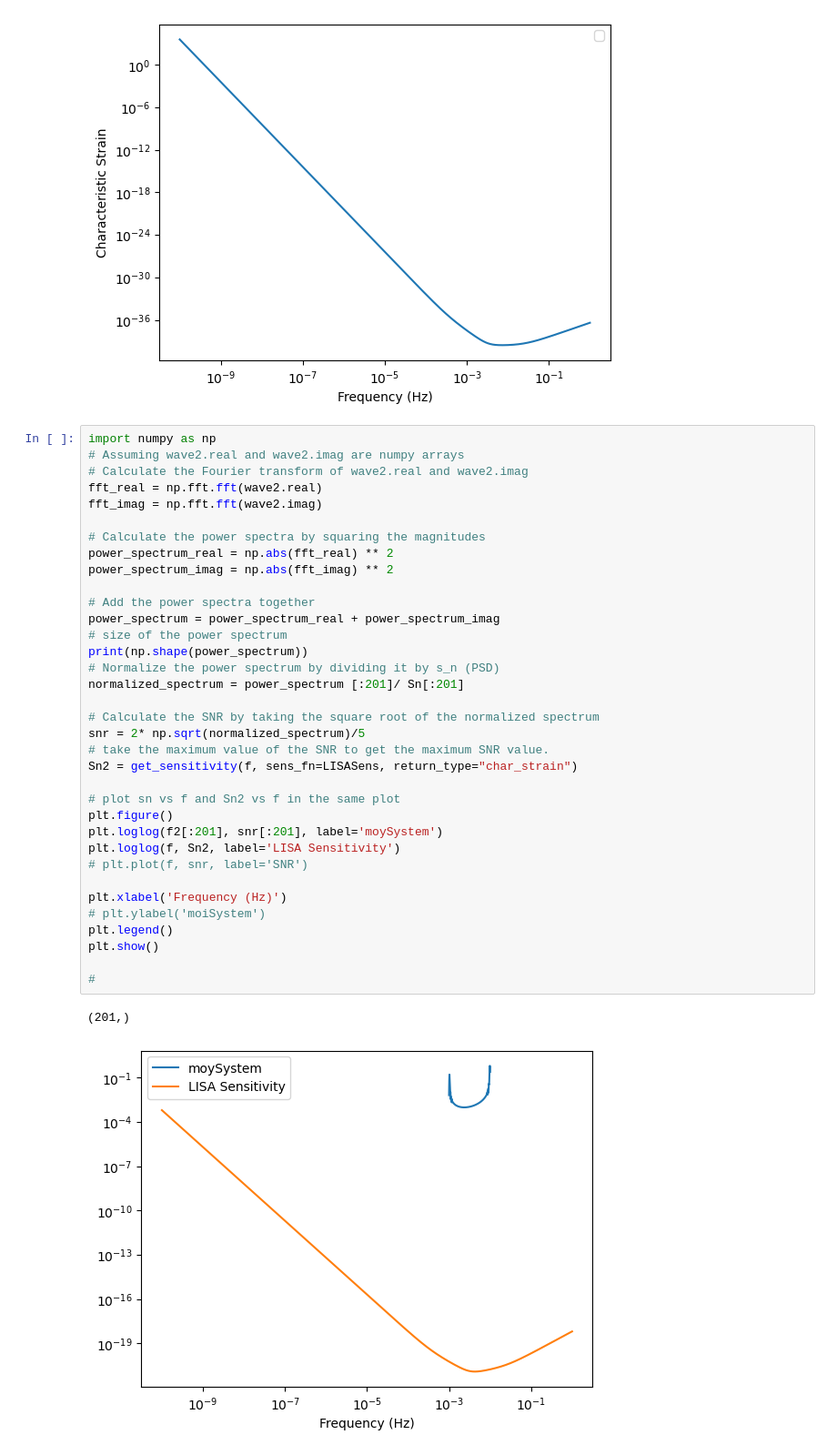
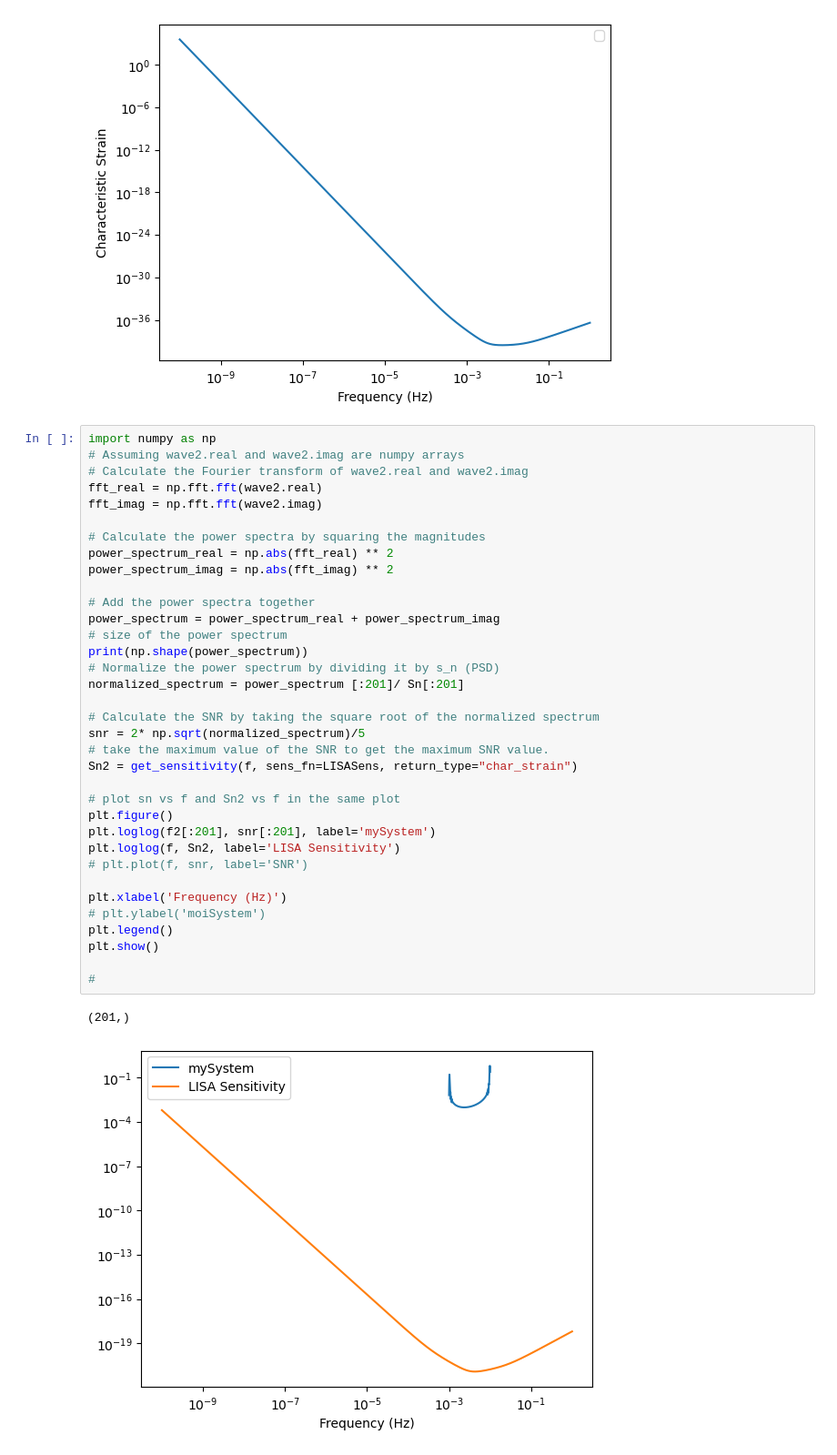
Before and after one commit to smmasruk/M1_Intership, a Jupyter notebook: From_eric/test_notebook1-checkpoint-checkpoint.ipynb, the cells around one changed output. Shown: that part at 91% size. Saved outputs shown, nothing was run; the diff lists cells and outputs as text.

```diff
--- a/From_eric/test_notebook1-checkpoint-checkpoint.ipynb
+++ b/From_eric/test_notebook1-checkpoint-checkpoint.ipynb
@@ -361,35 +361,35 @@ fft_imag = np.fft.fft(wave2.imag)
 
 # Calculate the power spectra by squaring the magnitudes
 power_spectrum_real = np.abs(fft_real) ** 2
 power_spectrum_imag = np.abs(fft_imag) ** 2
 
 # Add the power spectra together
 power_spectrum = power_spectrum_real + power_spectrum_imag
 # size of the power spectrum
 print(np.shape(power_spectrum))
 # Normalize the power spectrum by dividing it by s_n (PSD)
 normalized_spectrum = power_spectrum [:201]/ Sn[:201]
 
 # Calculate the SNR by taking the square root of the normalized spectrum
 snr = 2* np.sqrt(normalized_spectrum)/5
 # take the maximum value of the SNR to get the maximum SNR value.
 Sn2 = get_sensitivity(f, sens_fn=LISASens, return_type="char_strain")
 
 # plot sn vs f and Sn2 vs f in the same plot
 plt.figure()
-plt.loglog(f2[:201], snr[:201], label='moySystem')
+plt.loglog(f2[:201], snr[:201], label='mySystem')
 plt.loglog(f, Sn2, label='LISA Sensitivity')
 # plt.plot(f, snr, label='SNR')
 
 plt.xlabel('Frequency (Hz)')
 # plt.ylabel('moiSystem')
 plt.legend()
 plt.show()
 
 #
 # %% [output]
 (201,)
-[figure, old version]
+[figure, new version]
 # %%
 # make an np arrary r=6 to 14 WITH 201 points
 r = np.linspace(6.15, 14, 201)
```
Also changed, not shown: parts of 12 cells of this notebook, 6 other files.
